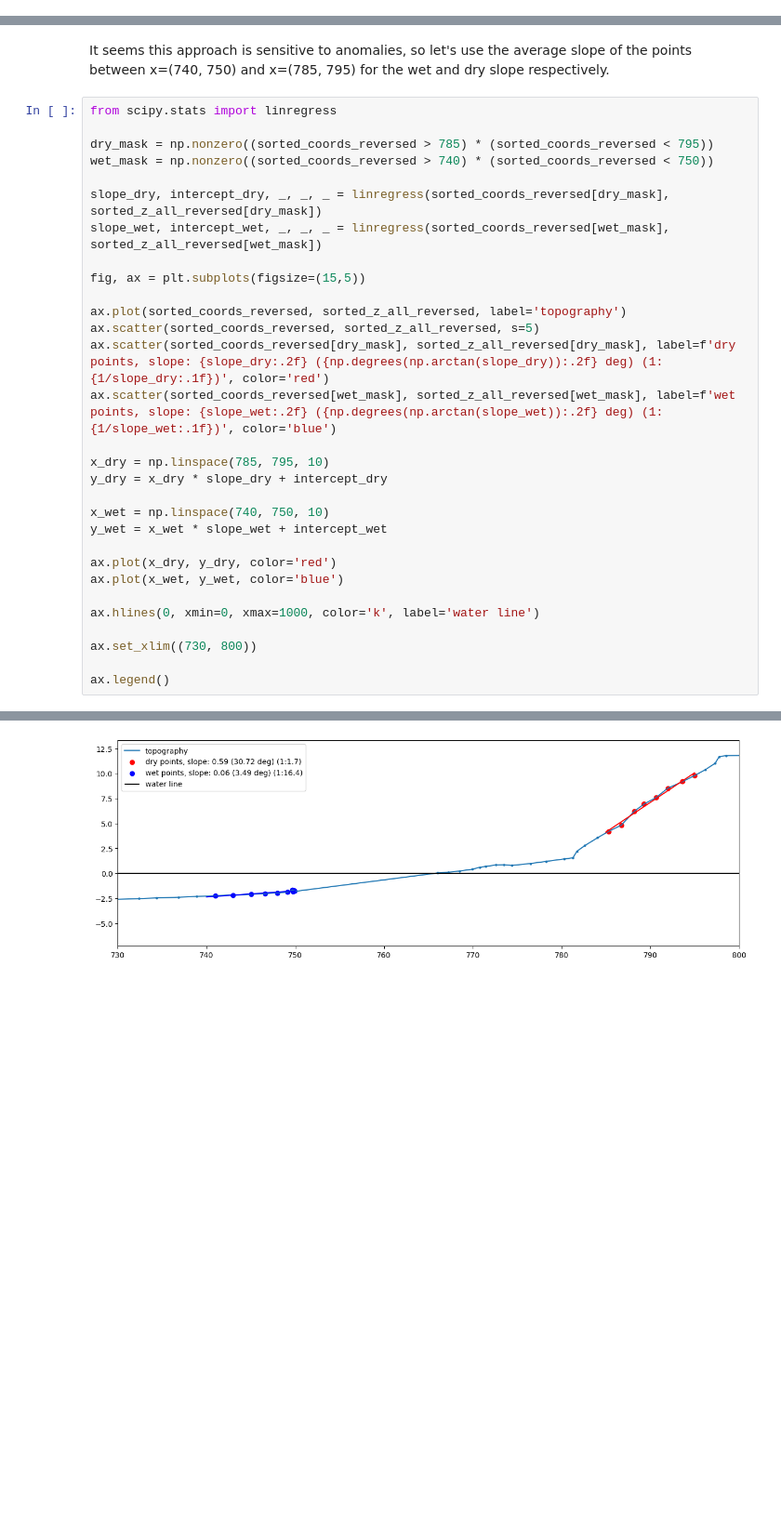
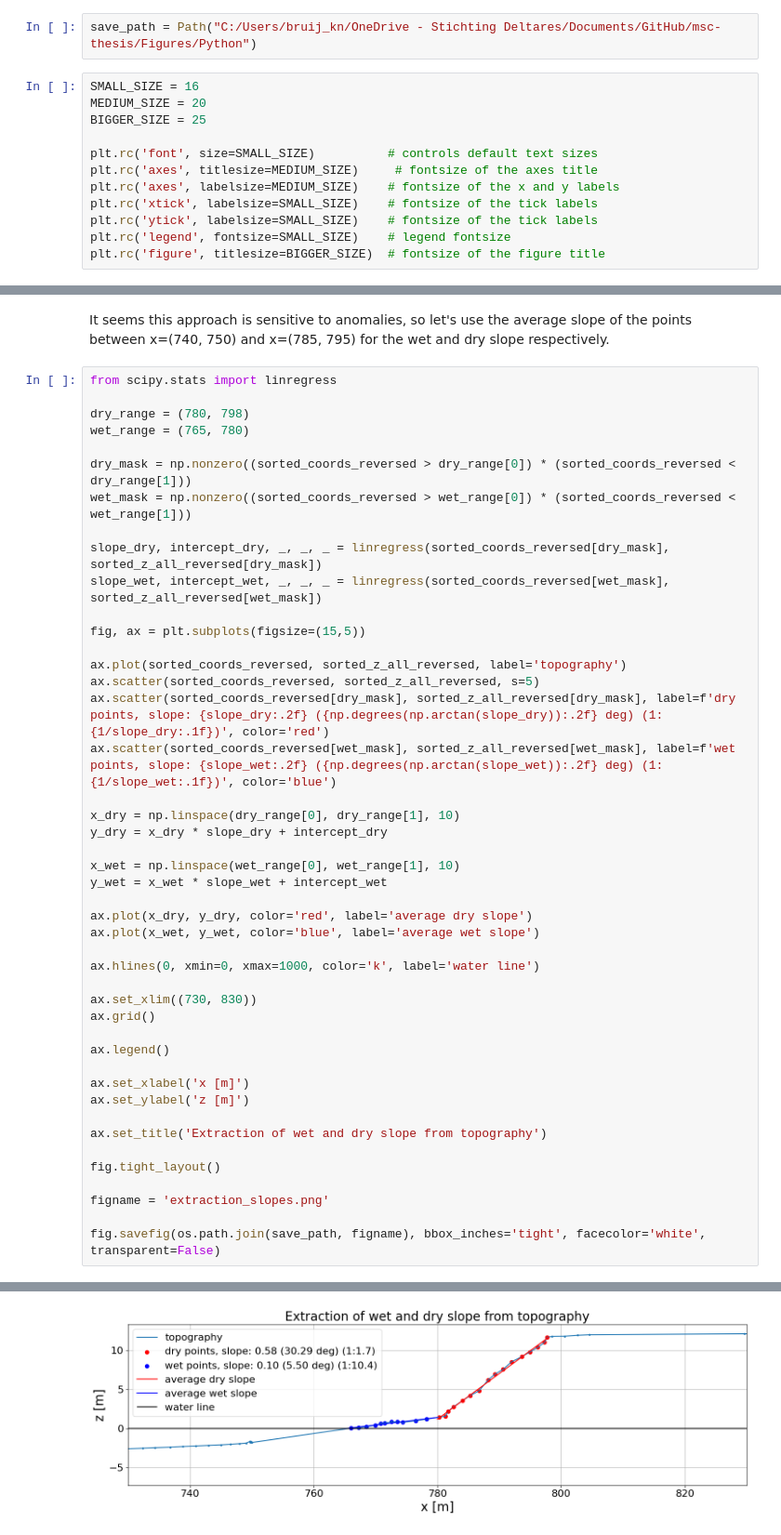
Before and after one commit to khdebruijn/thermo-morphological-model, a Jupyter notebook: database/generate_bathymetry.ipynb, the cells around one changed output, grey strips where cells are left out. Shown: that part at 93% size. Cells and saved outputs as stored; diff of their text form; blank space fills up the shorter version.

```diff
--- a/database/generate_bathymetry.ipynb
+++ b/database/generate_bathymetry.ipynb
@@ -7,6 +8,20 @@ import pandas as pd
 import geopandas as gpd
 
 from scipy.stats import linregress
+# %%
+save_path = Path("C:/Users/bruij_kn/OneDrive - Stichting Deltares/Documents/GitHub/msc-thesis/Figures/Python")
+# %%
+SMALL_SIZE = 16
+MEDIUM_SIZE = 20
+BIGGER_SIZE = 25
+
+plt.rc('font', size=SMALL_SIZE)          # controls default text sizes
+plt.rc('axes', titlesize=MEDIUM_SIZE)     # fontsize of the axes title
+plt.rc('axes', labelsize=MEDIUM_SIZE)    # fontsize of the x and y labels
+plt.rc('xtick', labelsize=SMALL_SIZE)    # fontsize of the tick labels
+plt.rc('ytick', labelsize=SMALL_SIZE)    # fontsize of the tick labels
+plt.rc('legend', fontsize=SMALL_SIZE)    # legend fontsize
+plt.rc('figure', titlesize=BIGGER_SIZE)  # fontsize of the figure title
 # %% [markdown]
 # Description
 This notebook generates two files: bathy_grid.txt and bathy.txt. It does so by fitting a straight line through the bathymetric point measurements available, and projecting the bathymetric point measurements and the beach measurements onto that line. The intersection of the fitted line with the baseline for the bluff edge measurements is used as the origin of this new axis.
@@ -267,8 +282,11 @@ It seems this approach is sensitive to anomalies, so let's use the average slope
 # %%
 from scipy.stats import linregress
 
-dry_mask = np.nonzero((sorted_coords_reversed > 785) * (sorted_coords_reversed < 795))
-wet_mask = np.nonzero((sorted_coords_reversed > 740) * (sorted_coords_reversed < 750))
+dry_range = (780, 798)
+wet_range = (765, 780)
+
+dry_mask = np.nonzero((sorted_coords_reversed > dry_range[0]) * (sorted_coords_reversed < dry_range[1]))
+wet_mask = np.nonzero((sorted_coords_reversed > wet_range[0]) * (sorted_coords_reversed < wet_range[1]))
 
 slope_dry, intercept_dry, _, _, _ = linregress(sorted_coords_reversed[dry_mask], sorted_z_all_reversed[dry_mask])
 slope_wet, intercept_wet, _, _, _ = linregress(sorted_coords_reversed[wet_mask], sorted_z_all_reversed[wet_mask])
@@ -280,18 +298,30 @@ ax.scatter(sorted_coords_reversed, sorted_z_all_reversed, s=5)
 ax.scatter(sorted_coords_reversed[dry_mask], sorted_z_all_reversed[dry_mask], label=f'dry points, slope: {slope_dry:.2f} ({np.degrees(np.arctan(slope_dry)):.2f} deg) (1:{1/slope_dry:.1f})', color='red')
 ax.scatter(sorted_coords_reversed[wet_mask], sorted_z_all_reversed[wet_mask], label=f'wet points, slope: {slope_wet:.2f} ({np.degrees(np.arctan(slope_wet)):.2f} deg) (1:{1/slope_wet:.1f})', color='blue')
 
-x_dry = np.linspace(785, 795, 10)
+x_dry = np.linspace(dry_range[0], dry_range[1], 10)
 y_dry = x_dry * slope_dry + intercept_dry
 
-x_wet = np.linspace(740, 750, 10)
+x_wet = np.linspace(wet_range[0], wet_range[1], 10)
 y_wet = x_wet * slope_wet + intercept_wet
 
-ax.plot(x_dry, y_dry, color='red')
-ax.plot(x_wet, y_wet, color='blue')
+ax.plot(x_dry, y_dry, color='red', label='average dry slope')
+ax.plot(x_wet, y_wet, color='blue', label='average wet slope')
 
 ax.hlines(0, xmin=0, xmax=1000, color='k', label='water line')
 
-ax.set_xlim((730, 800))
+ax.set_xlim((730, 830))
+ax.grid()
 
 ax.legend()
+
+ax.set_xlabel('x [m]')
+ax.set_ylabel('z [m]')
+
+ax.set_title('Extraction of wet and dry slope from topography')
+
+fig.tight_layout()
+
+figname = 'extraction_slopes.png'
+
+fig.savefig(os.path.join(save_path, figname), bbox_inches='tight', facecolor='white', transparent=False)
 # %% [output]
@@ -299,2 +328,2 @@ ax.legend()
-[figure, old version]
+[figure, new version]
 # %% [markdown]
```
Also changed, not shown: parts of 3 cells of this notebook.
